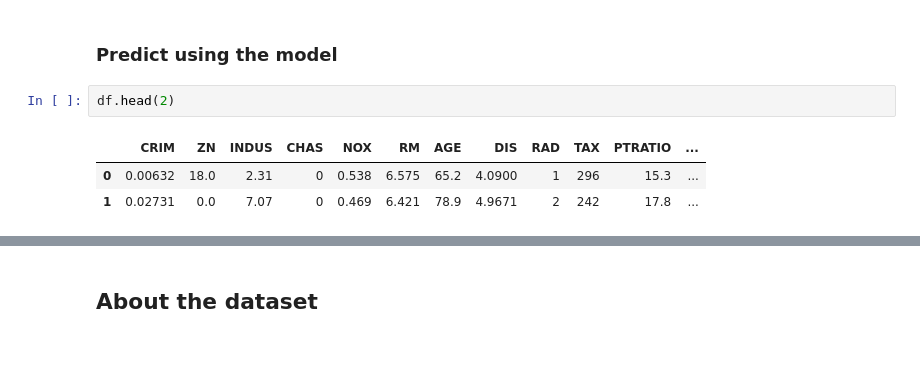
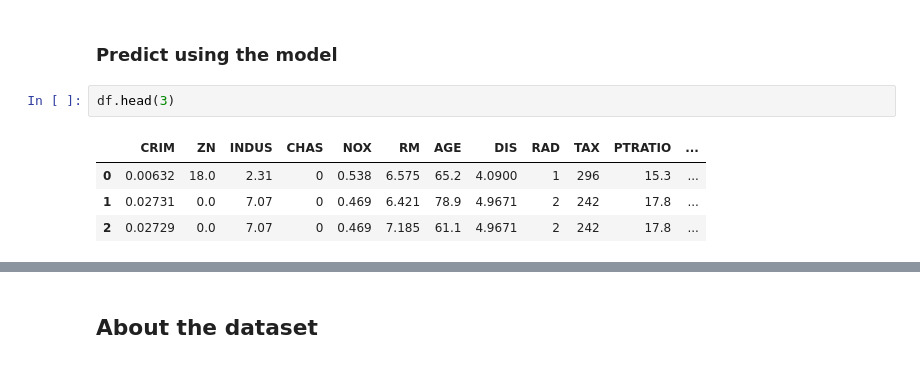
Before and after one commit to G00364778/52954_Assesment_Machine_Learning_and_Statistics, a Jupyter notebook: Boston_House_Price_Analyses.ipynb, the cells around one changed output, grey strips where cells are left out. Cells and saved outputs as stored; diff of their text form.

```diff
--- a/Boston_House_Price_Analyses.ipynb
+++ b/Boston_House_Price_Analyses.ipynb
@@ -378,11 +411,12 @@ Given all the outliers in the dataset to begin with as shown in __Figure 2__ pre
 # %% [markdown]
 ### Predict using the model
 # %%
-df.head(2)
+df.head(3)
 # %% [output]
 |  | CRIM | ZN | INDUS | CHAS | NOX | RM | AGE | DIS | RAD | TAX | PTRATIO | ... |
 | 0 | 0.00632 | 18.0 | 2.31 | 0 | 0.538 | 6.575 | 65.2 | 4.0900 | 1 | 296 | 15.3 | ... |
 | 1 | 0.02731 | 0.0 | 7.07 | 0 | 0.469 | 6.421 | 78.9 | 4.9671 | 2 | 242 | 17.8 | ... |
+| 2 | 0.02729 | 0.0 | 7.07 | 0 | 0.469 | 7.185 | 61.1 | 4.9671 | 2 | 242 | 17.8 | ... |
 # %%
 CRIM    = 0.0 # 0.00632- Per capita crime rate by town
 ZN      = 0.0    # 18.0   - proportion of residential land zoned for lots over 25,000 sq.ft.
```
Also changed, not shown: parts of 35 cells of this notebook.
